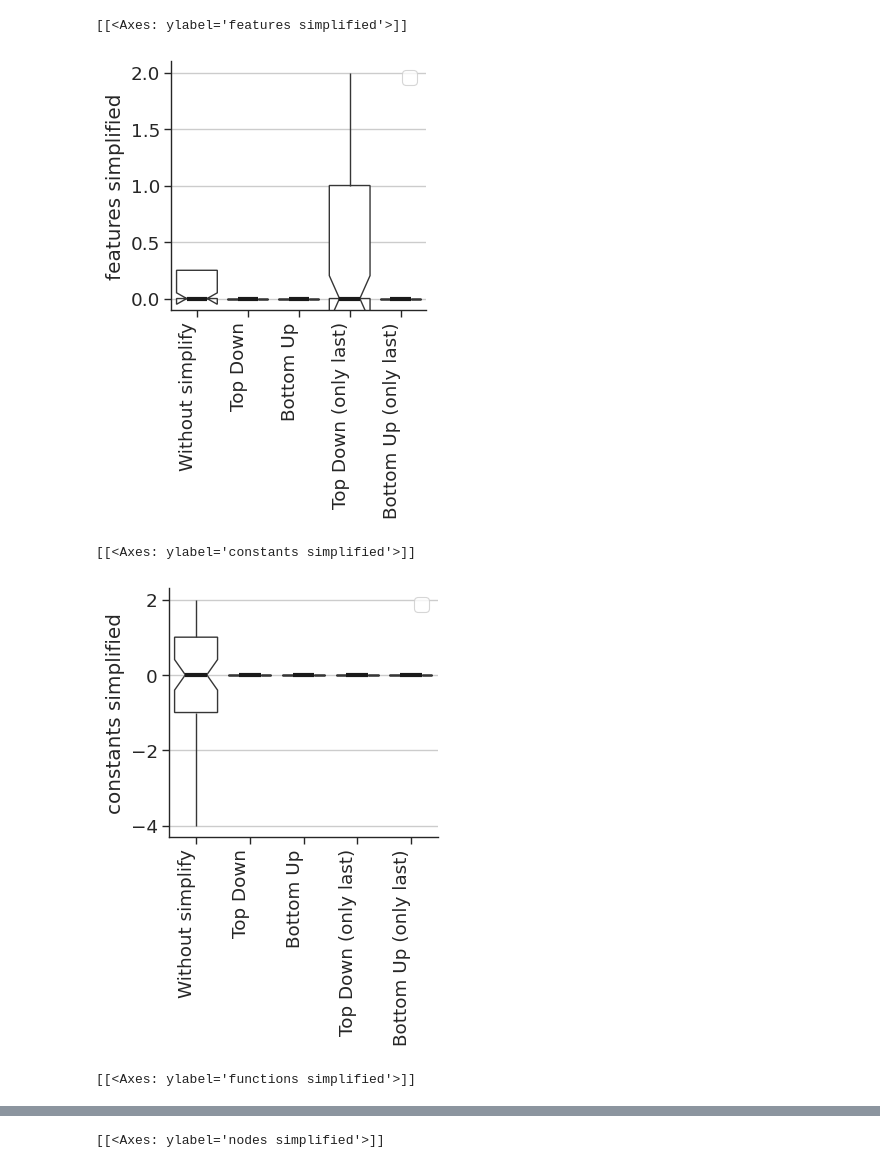
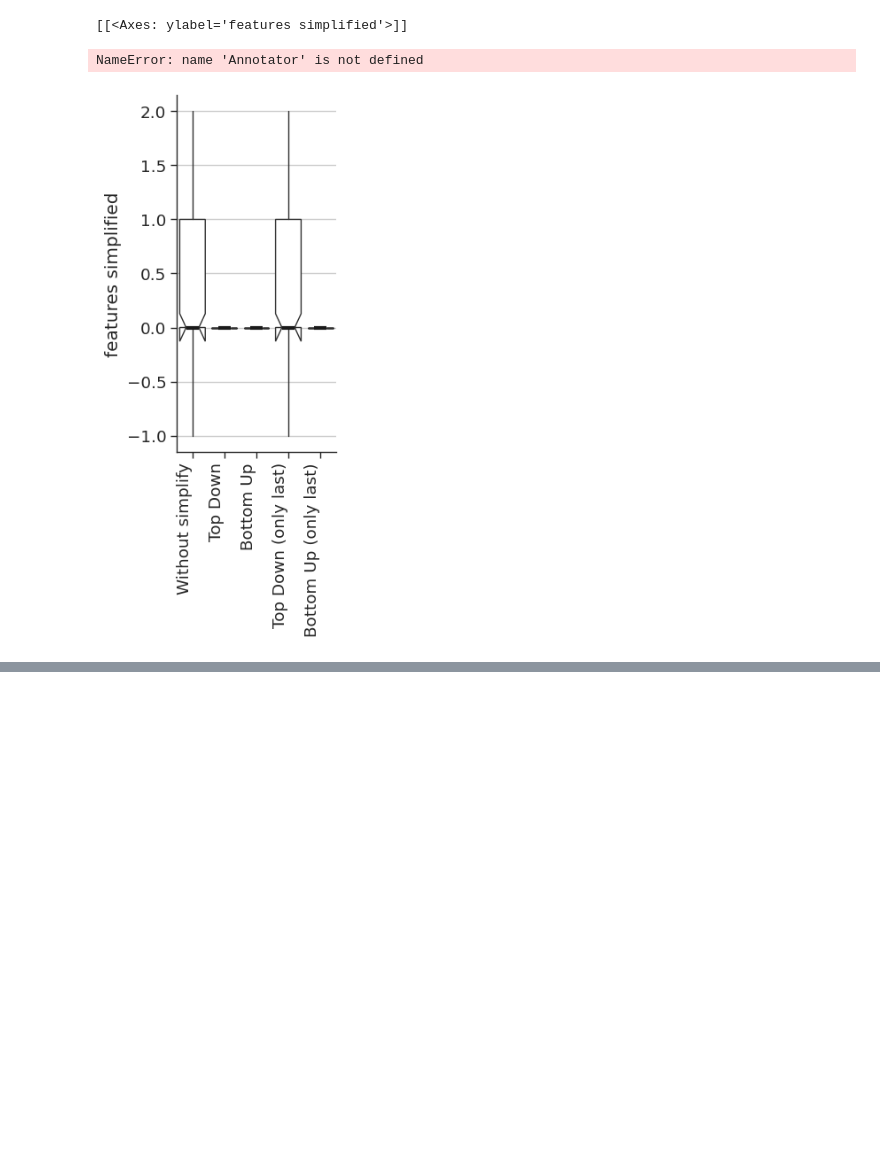
Before and after one commit to gAldeia/hashing-symbolic-expressions, a Jupyter notebook: analysis/expressions.ipynb, the cells around one changed output, grey strips where cells are left out. Cells and saved outputs as stored; diff of their text form; code cells hidden in the pictures; blank space fills up the shorter version.

```diff
--- a/analysis/expressions.ipynb
+++ b/analysis/expressions.ipynb
@@ -168,35 +168,33 @@ for yaxis in deltas_df.columns:
     print(g.axes)
 
     # iterate through each subplot / Facet
     plot_ax = g.axes[0, 0]
 
     plot_ax.grid(which='major', axis='y', linewidth=1)
 
     for tick in plot_ax.get_xticklabels():
         tick.set(rotation=90, ha="right")
 
-    if False:
+    if True:
         # All vs baseline
         pairs = [('Without simplify', l)
                     for l in results_df['model'].unique()
                     if l != 'Without simplify']
 
         annotator = Annotator(
             plot_ax, pairs, data=results_df,
             x='model', y=yaxis,
             order=order)
         annotator.reset_configuration()
         annotator.configure(test="Mann-Whitney", hide_non_significant=True, #text_format='full',
                                 comparisons_correction="holm", verbose=1, text_offset=-3)
         annotator.apply_and_annotate()
 
     plt.tight_layout()
     plt.savefig(f"../paper/figs/{yaxis}_boxplot.pdf")
     plt.savefig(f"../paper/figs/{yaxis}_boxplot.png")
     plt.show()
 # %% [output]
 [[<Axes: ylabel='features simplified'>]]
+NameError: name 'Annotator' is not defined
-[figure, old version]
+[figure, new version]
-[[<Axes: ylabel='constants simplified'>]]
-[figure, removed]
-[[<Axes: ylabel='functions simplified'>]]
@@ -204 +200,0 @@ for yaxis in deltas_df.columns:
-[[<Axes: ylabel='nodes simplified'>]]
```
Also changed, not shown: parts of 3 cells of this notebook, 5 other files.
